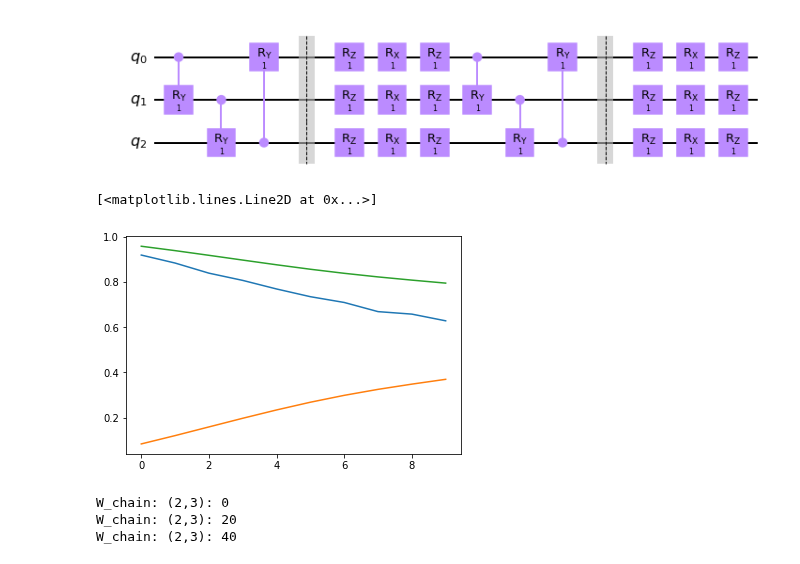
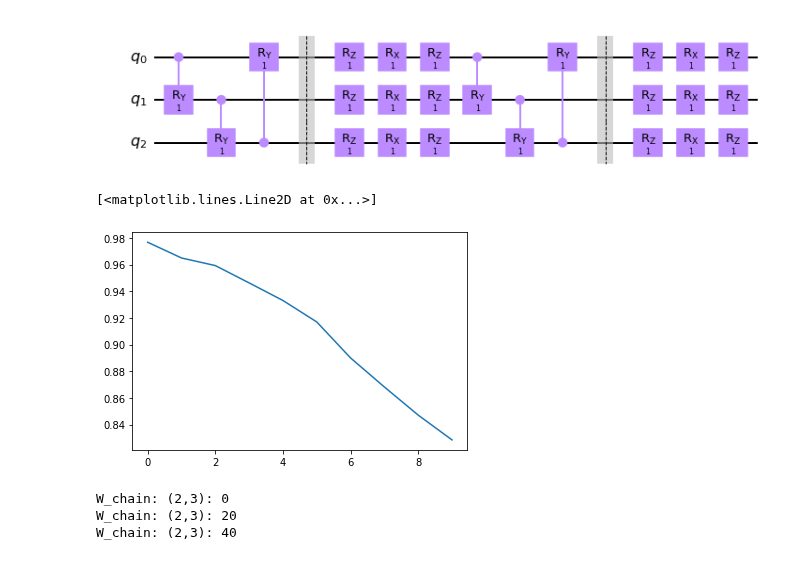
Before and after one commit to vutuanhai237/UC-VQA, a Jupyter notebook: codes/tomography/compare_W.ipynb, the cells around one changed output. Saved outputs shown, nothing was run; the diff lists cells and outputs as text; code cells hidden in the pictures.

Commit message:
Run barren platues for tomography

```diff
--- a/codes/tomography/compare_W.ipynb
+++ b/codes/tomography/compare_W.ipynb
@@ -42,31 +31,28 @@ qc.draw('mpl')
 [figure]
 # %%
 num_qubits = 3
-num_layers = 2
+num_layers = 1
 thetas = np.ones(num_layers*num_qubits*4)
 psi = 2*np.random.rand(2**num_qubits)-1
 psi = psi / np.linalg.norm(psi)
 u = qiskit.QuantumCircuit(num_qubits, num_qubits)
 u.initialize(psi, range(0, num_qubits))
 
-thetass, loss_values = qtm.base.fit_tomography(
-    u=u,
-    create_vdagger_func=qtm.ansatz.create_Wchain_layerd_state,
-    thetas=thetas,
-    num_steps=10,
-
-    loss_func=qtm.loss.loss_basis,
-    optimizer=qtm.optimizer.adam,
-    verbose=1,
-    is_return_all_thetas=True,
-    num_layers=num_layers
+compiler = qtm.qcompilation.QuantumCompilation(
+    u = u,
+    vdagger = qtm.ansatz.create_Wchain_layerd_ansatz,
+    optimizer = 'adam',
+    loss_func = 'loss_basic',
+    thetas = thetas,
+    num_layers = num_layers
 )
 
-traces, fidelities = qtm.base.calculate_tomography_metrics(
-    u, qtm.ansatz.create_Wchain_layerd_state, thetass, num_layers=num_layers)
+compiler.fit(num_steps=10, verbose = 1)
-# %% [output]
-[<matplotlib.lines.Line2D at 0x...>]
-[figure, removed]
+# %%
+plt.plot(compiler.loss_values)
+# %% [output]
+[<matplotlib.lines.Line2D at 0x...>]
+[figure, added]
 # %%
 num_qubits = 3
 num_layers = 2
```
Also changed, not shown: parts of 2 cells of this notebook, 10 other files.
